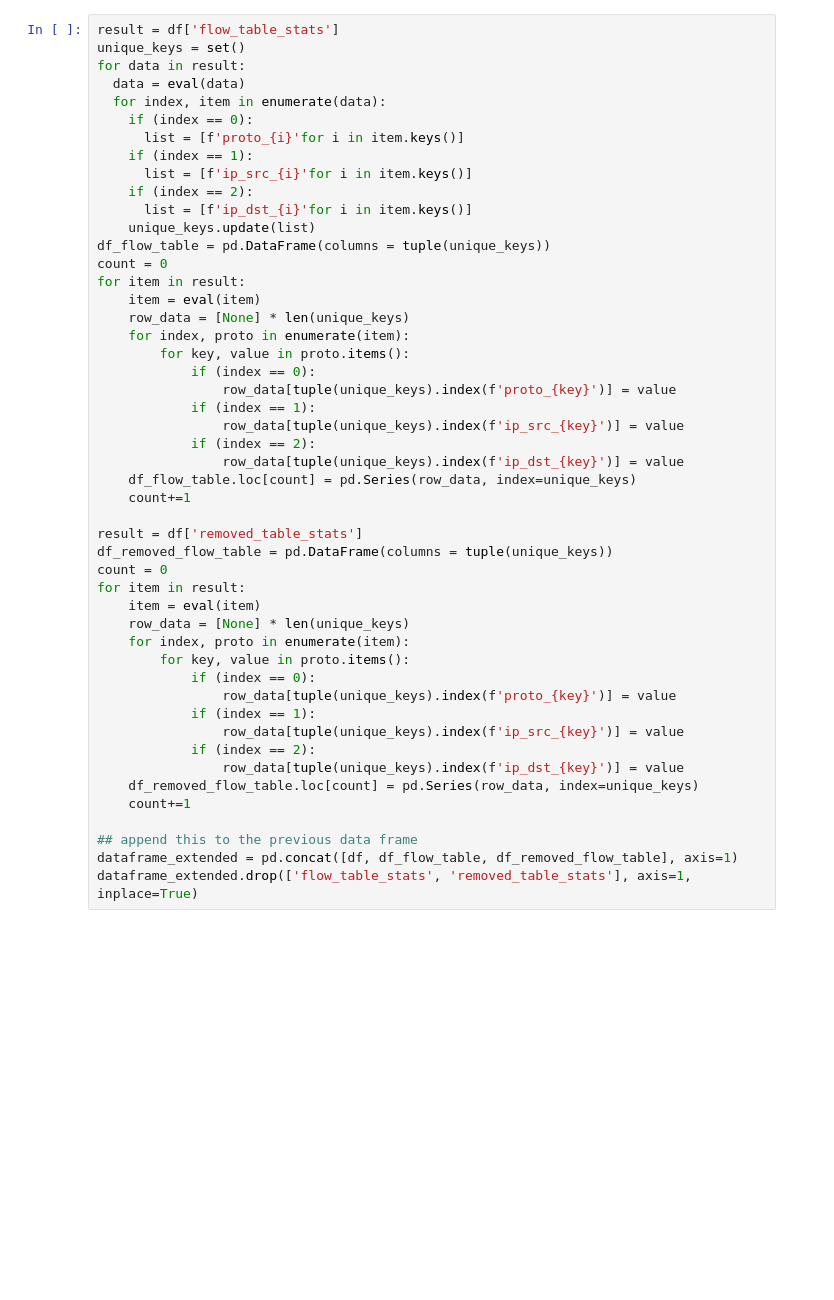
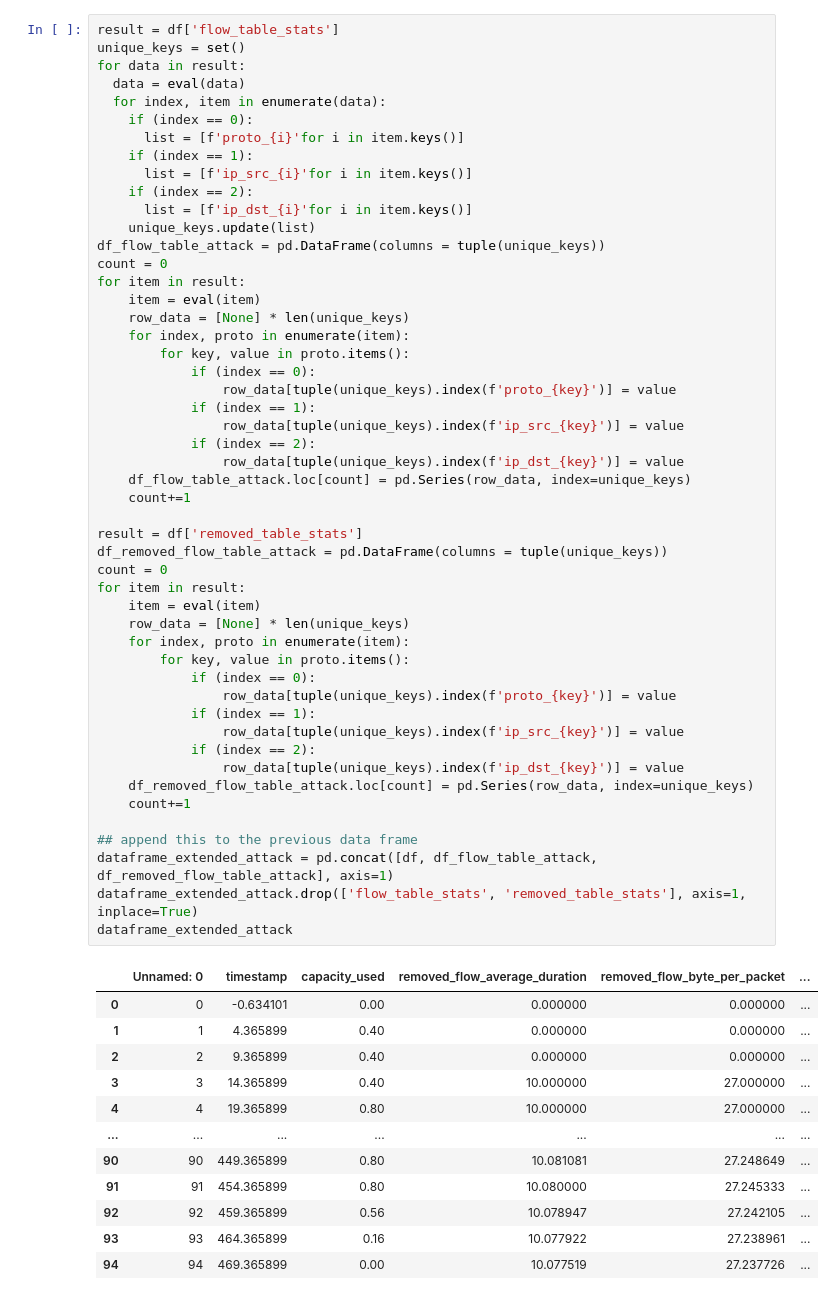
Before and after one commit to mervegrbz/492-Project, a Jupyter notebook: plot.ipynb, the cells around one changed output. Cells and saved outputs as stored; diff of their text form; blank space fills up the shorter version.

```diff
--- a/plot.ipynb
+++ b/plot.ipynb
@@ -49,39 +142,53 @@ for data in result:
     if (index == 2):
       list = [f'ip_dst_{i}'for i in item.keys()]
     unique_keys.update(list)
-df_flow_table = pd.DataFrame(columns = tuple(unique_keys))
+df_flow_table_attack = pd.DataFrame(columns = tuple(unique_keys))
 count = 0
 for item in result:
     item = eval(item)
     row_data = [None] * len(unique_keys)
     for index, proto in enumerate(item):
         for key, value in proto.items():
             if (index == 0):
                 row_data[tuple(unique_keys).index(f'proto_{key}')] = value
             if (index == 1):
                 row_data[tuple(unique_keys).index(f'ip_src_{key}')] = value
             if (index == 2):
                 row_data[tuple(unique_keys).index(f'ip_dst_{key}')] = value
-    df_flow_table.loc[count] = pd.Series(row_data, index=unique_keys)
+    df_flow_table_attack.loc[count] = pd.Series(row_data, index=unique_keys)
     count+=1
 
 result = df['removed_table_stats']
-df_removed_flow_table = pd.DataFrame(columns = tuple(unique_keys))
+df_removed_flow_table_attack = pd.DataFrame(columns = tuple(unique_keys))
 count = 0
 for item in result:
     item = eval(item)
     row_data = [None] * len(unique_keys)
     for index, proto in enumerate(item):
         for key, value in proto.items():
             if (index == 0):
                 row_data[tuple(unique_keys).index(f'proto_{key}')] = value
             if (index == 1):
                 row_data[tuple(unique_keys).index(f'ip_src_{key}')] = value
             if (index == 2):
                 row_data[tuple(unique_keys).index(f'ip_dst_{key}')] = value
-    df_removed_flow_table.loc[count] = pd.Series(row_data, index=unique_keys)
+    df_removed_flow_table_attack.loc[count] = pd.Series(row_data, index=unique_keys)
     count+=1
 
 ## append this to the previous data frame
-dataframe_extended = pd.concat([df, df_flow_table, df_removed_flow_table], axis=1)
-dataframe_extended.drop(['flow_table_stats', 'removed_table_stats'], axis=1, inplace=True)
+dataframe_extended_attack = pd.concat([df, df_flow_table_attack, df_removed_flow_table_attack], axis=1)
+dataframe_extended_attack.drop(['flow_table_stats', 'removed_table_stats'], axis=1, inplace=True)
+dataframe_extended_attack
+# %% [output]
+|  | Unnamed: 0 | timestamp | capacity_used | removed_flow_average_duration | removed_flow_byte_per_packet | ... |
+| 0 | 0 | -0.634101 | 0.00 | 0.000000 | 0.000000 | ... |
+| 1 | 1 | 4.365899 | 0.40 | 0.000000 | 0.000000 | ... |
+| 2 | 2 | 9.365899 | 0.40 | 0.000000 | 0.000000 | ... |
+| 3 | 3 | 14.365899 | 0.40 | 10.000000 | 27.000000 | ... |
+| 4 | 4 | 19.365899 | 0.80 | 10.000000 | 27.000000 | ... |
+| ... | ... | ... | ... | ... | ... | ... |
+| 90 | 90 | 449.365899 | 0.80 | 10.081081 | 27.248649 | ... |
+| 91 | 91 | 454.365899 | 0.80 | 10.080000 | 27.245333 | ... |
+| 92 | 92 | 459.365899 | 0.56 | 10.078947 | 27.242105 | ... |
+| 93 | 93 | 464.365899 | 0.16 | 10.077922 | 27.238961 | ... |
+| 94 | 94 | 469.365899 | 0.00 | 10.077519 | 27.237726 | ... |
```
Also changed, not shown: parts of 10 cells of this notebook.
